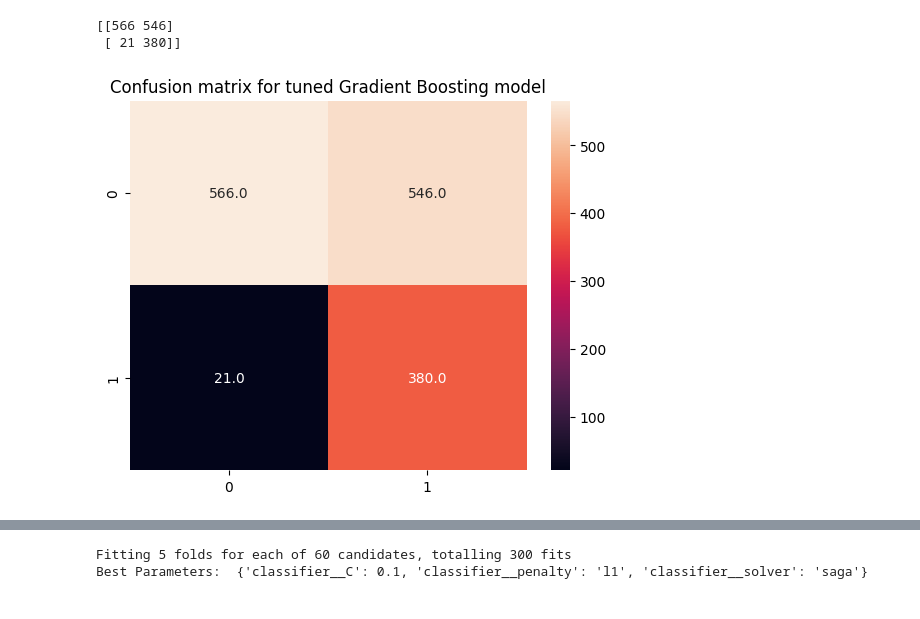
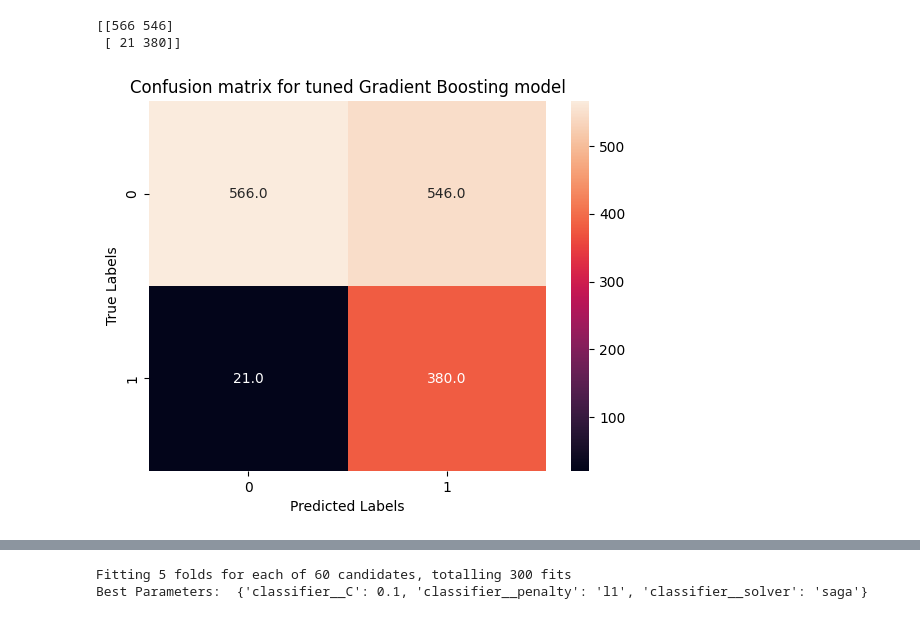
Before and after one commit to murithidenisgitobu/Vodafone_Corporation_Customer_Churn_Prediction, a Jupyter notebook: Customer_Churn_Prediction_Notebook.ipynb, the cells around one changed output, grey strips where cells are left out. Cells and saved outputs as stored; diff of their text form; code cells hidden in the pictures.

```diff
--- a/Customer_Churn_Prediction_Notebook.ipynb
+++ b/Customer_Churn_Prediction_Notebook.ipynb
@@ -1343,7 +1347,7 @@ param_grid = {
 }
 
 # Initialize RandomizedSearchCV
-random_search_gb = RandomizedSearchCV(estimator=loaded_gb, param_distributions=param_grid, scoring='accuracy',
+random_search_gb = RandomizedSearchCV(estimator=best_gradient_boosting_model, param_distributions=param_grid, scoring='accuracy',
                                       cv=5, n_jobs=-1, n_iter=150, random_state=42, verbose=2)
 
 # Fit the randomized search on the train data
@@ -1429,7 +1433,7 @@ best_model_GB = tuned_gb_model
 y_pred_proba = tuned_gb_model.predict_proba(X_test)[:, 1]
 
 # Apply the specified threshold to convert probabilities to binary predictions
-predictions_GB = (y_pred_proba > 0.090750).astype(int)
+predictions_GB = (y_pred_proba > best_gradient_threshold).astype(int)
 
 # Compute the confusion matrix
 threshold_matrix = confusion_matrix(y_test_encoded, predictions_GB)
@@ -1440,10 +1444,12 @@ print(threshold_matrix)
 # %%
 # visualize confusion matrix
 sns.heatmap(threshold_matrix, annot=True, fmt='.1f')
 plt.title("Confusion matrix for tuned Gradient Boosting model")
+plt.xlabel('Predicted Labels')
+plt.ylabel('True Labels')
 plt.show()
 # %% [output]
-[figure, old version]
+[figure, new version]
 # %%
 # Load the pipeline from the file
 # Get the parameters of the loaded model
```
Also changed, not shown: parts of 13 cells of this notebook, 2 other files.
